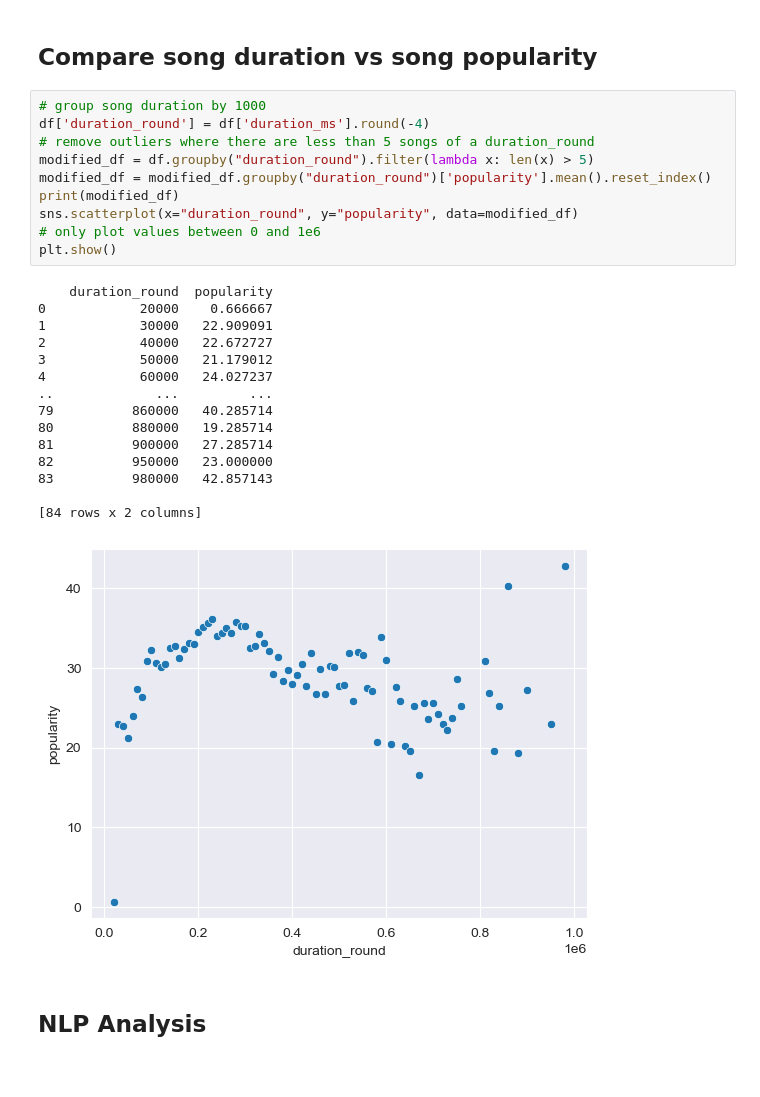
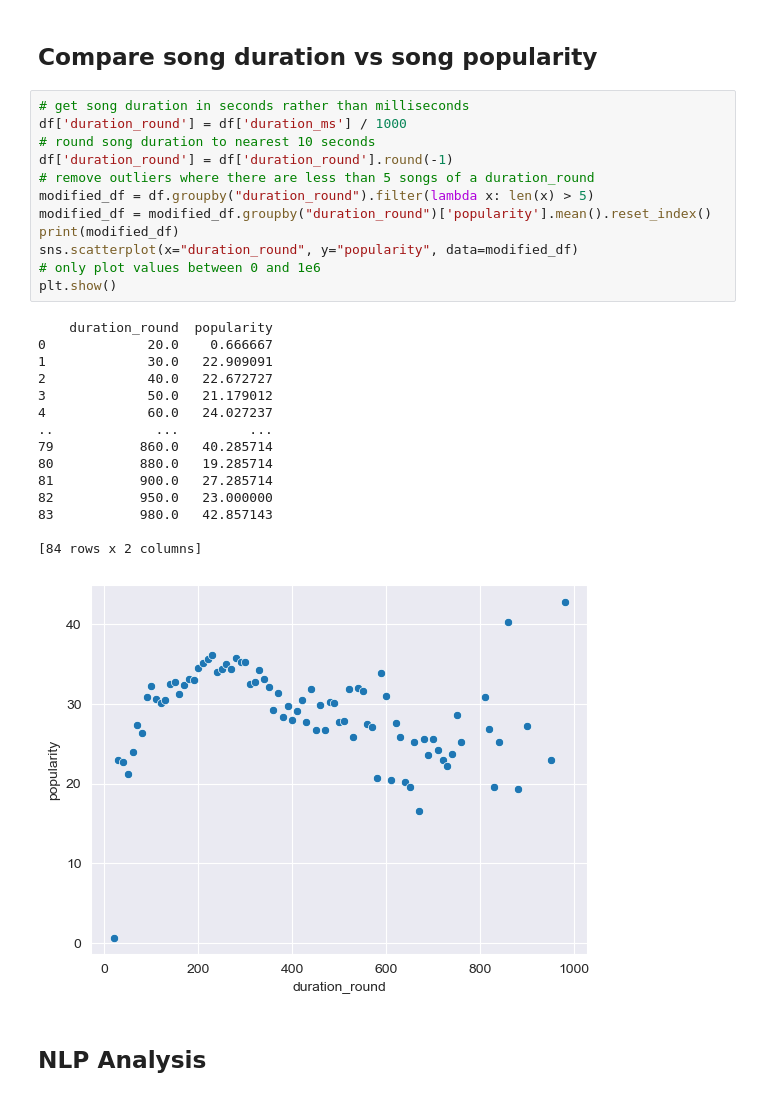
Before and after one commit to andaero/spotifydataviz, a Jupyter notebook: SpotifyAnalysisLarge.ipynb, the cells around one changed output. Drawn from its saved outputs; the diff is of its cells as text.

```diff
--- a/SpotifyAnalysisLarge.ipynb
+++ b/SpotifyAnalysisLarge.ipynb
@@ -56,31 +56,33 @@ plt.show()
 # %% [markdown]
 ## Compare song duration vs song popularity
 # %%
-# group song duration by 1000
-df['duration_round'] = df['duration_ms'].round(-4)
+# get song duration in seconds rather than milliseconds
+df['duration_round'] = df['duration_ms'] / 1000
+# round song duration to nearest 10 seconds
+df['duration_round'] = df['duration_round'].round(-1)
 # remove outliers where there are less than 5 songs of a duration_round
 modified_df = df.groupby("duration_round").filter(lambda x: len(x) > 5)
 modified_df = modified_df.groupby("duration_round")['popularity'].mean().reset_index()
 print(modified_df)
 sns.scatterplot(x="duration_round", y="popularity", data=modified_df)
 # only plot values between 0 and 1e6
 plt.show()
 # %% [output]
     duration_round  popularity
-0            20000    0.666667
-1            30000   22.909091
-2            40000   22.672727
-3            50000   21.179012
-4            60000   24.027237
+0             20.0    0.666667
+1             30.0   22.909091
+2             40.0   22.672727
+3             50.0   21.179012
+4             60.0   24.027237
 ..             ...         ...
-79          860000   40.285714
-80          880000   19.285714
-81          900000   27.285714
-82          950000   23.000000
-83          980000   42.857143
+79           860.0   40.285714
+80           880.0   19.285714
+81           900.0   27.285714
+82           950.0   23.000000
+83           980.0   42.857143
 
 [84 rows x 2 columns]
-[figure, old version]
+[figure, new version]
 # %% [markdown]
 ## NLP Analysis
 # %% [markdown]
```
Also changed, not shown: parts of 5 cells of this notebook.
